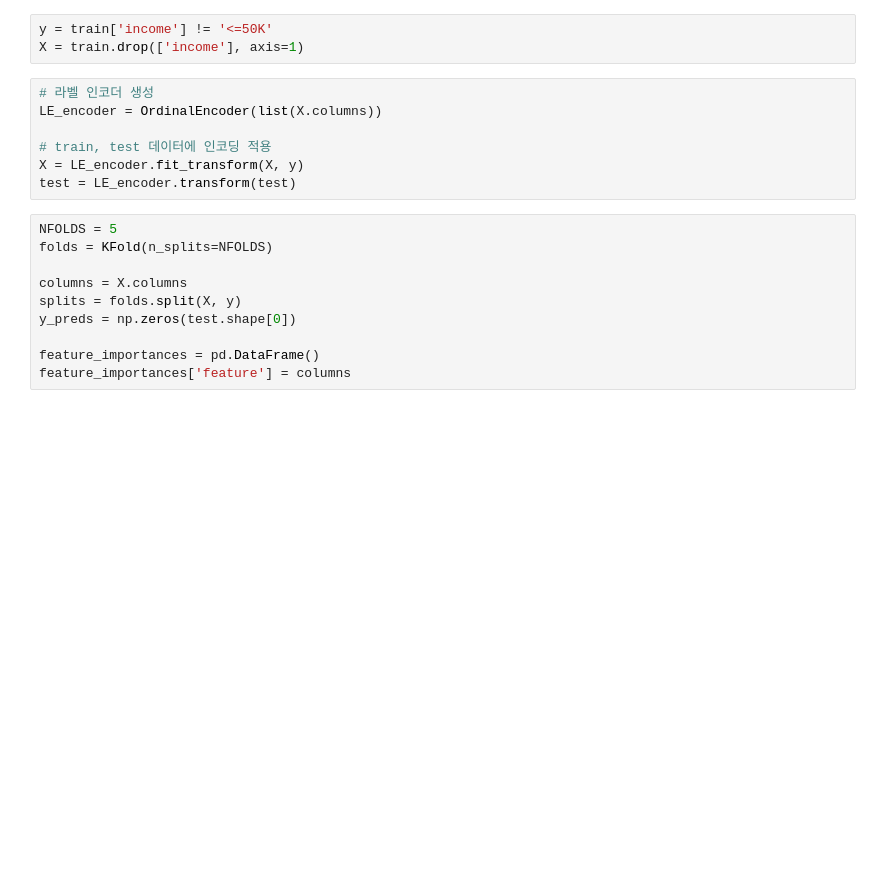
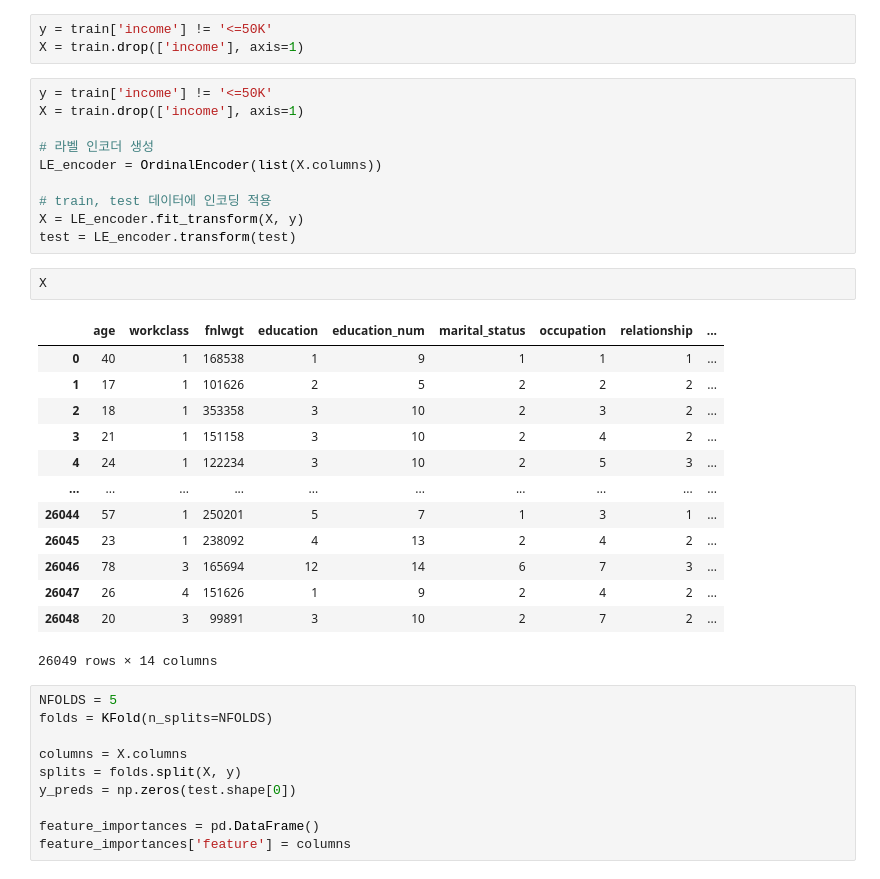
Before and after one commit to ygej/Aiffel, a Jupyter notebook: QUIZ/pop_quiz_201102_ve9_1_T-Academy X KaKr.ipynb, the cells around one changed output. Cells and saved outputs as stored; diff of their text form; blank space fills up the shorter version.

```diff
--- a/QUIZ/pop_quiz_201102_ve9_1_T-Academy X KaKr.ipynb
+++ b/QUIZ/pop_quiz_201102_ve9_1_T-Academy X KaKr.ipynb
@@ -471,12 +612,31 @@ test.drop(['id'], axis=1, inplace=True)
 y = train['income'] != '<=50K'
 X = train.drop(['income'], axis=1)
 # %%
+y = train['income'] != '<=50K'
+X = train.drop(['income'], axis=1)
+
 # 라벨 인코더 생성
 LE_encoder = OrdinalEncoder(list(X.columns))
 
 # train, test 데이터에 인코딩 적용
 X = LE_encoder.fit_transform(X, y)
 test = LE_encoder.transform(test)
+# %%
+X
+# %% [output]
+|  | age | workclass | fnlwgt | education | education_num | marital_status | occupation | relationship | ... |
+| 0 | 40 | 1 | 168538 | 1 | 9 | 1 | 1 | 1 | ... |
+| 1 | 17 | 1 | 101626 | 2 | 5 | 2 | 2 | 2 | ... |
+| 2 | 18 | 1 | 353358 | 3 | 10 | 2 | 3 | 2 | ... |
+| 3 | 21 | 1 | 151158 | 3 | 10 | 2 | 4 | 2 | ... |
+| 4 | 24 | 1 | 122234 | 3 | 10 | 2 | 5 | 3 | ... |
+| ... | ... | ... | ... | ... | ... | ... | ... | ... | ... |
+| 26044 | 57 | 1 | 250201 | 5 | 7 | 1 | 3 | 1 | ... |
+| 26045 | 23 | 1 | 238092 | 4 | 13 | 2 | 4 | 2 | ... |
+| 26046 | 78 | 3 | 165694 | 12 | 14 | 6 | 7 | 3 | ... |
+| 26047 | 26 | 4 | 151626 | 1 | 9 | 2 | 4 | 2 | ... |
+| 26048 | 20 | 3 | 99891 | 3 | 10 | 2 | 7 | 2 | ... |
+26049 rows × 14 columns
 # %%
 NFOLDS = 5
 folds = KFold(n_splits=NFOLDS)
```
Also changed, not shown: parts of 18 cells of this notebook, 3 other files.
